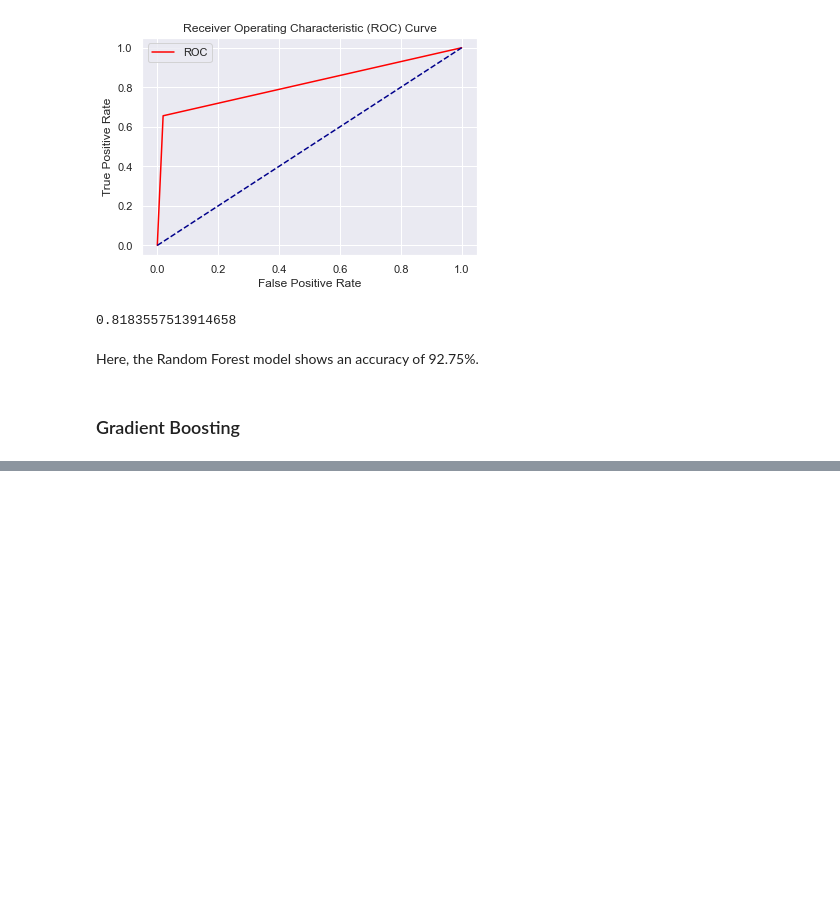
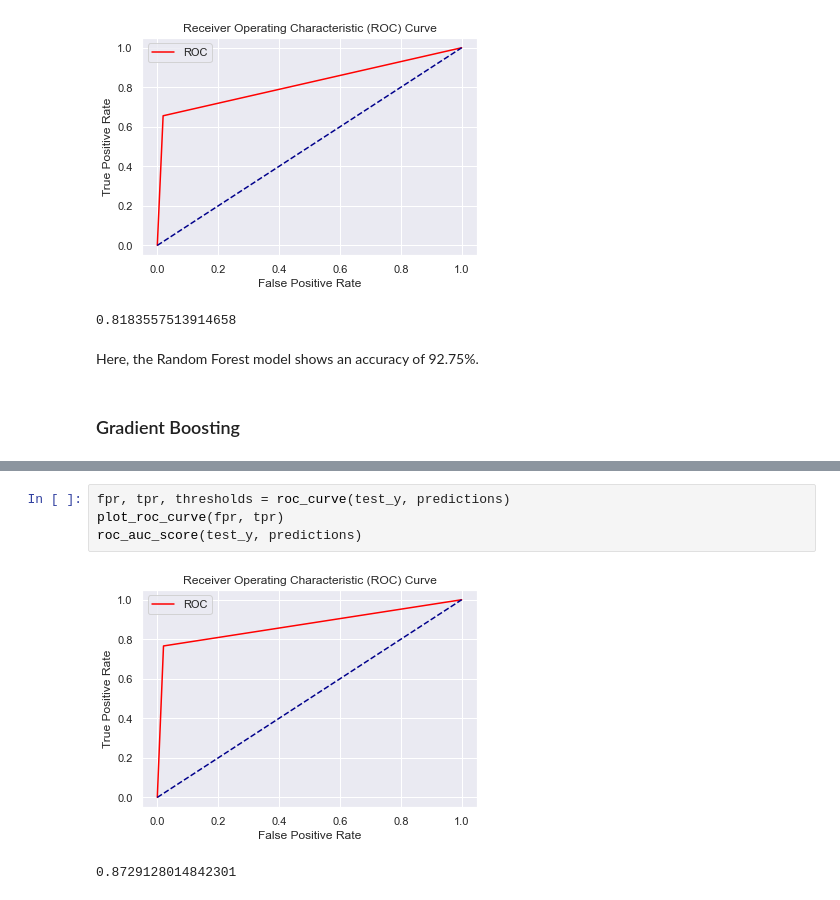
Before and after one commit to joann-balraj/Asteroids-Predicting_Hazardous_or_Not, a Jupyter notebook: Workbook.ipynb, the cells around one changed output, grey strips where cells are left out. Saved outputs shown, nothing was run; the diff lists cells and outputs as text; blank space fills up the shorter version.

```diff
--- a/Workbook.ipynb
+++ b/Workbook.ipynb
@@ -615 +611,8 @@ weighted avg       0.94      0.94      0.94       938
 [figure]
+# %%
+fpr, tpr, thresholds = roc_curve(test_y, predictions)
+plot_roc_curve(fpr, tpr)
+roc_auc_score(test_y, predictions)
+# %% [output]
+[figure, added]
+0.8729128014842301
```
Also changed, not shown: parts of 6 cells of this notebook.
